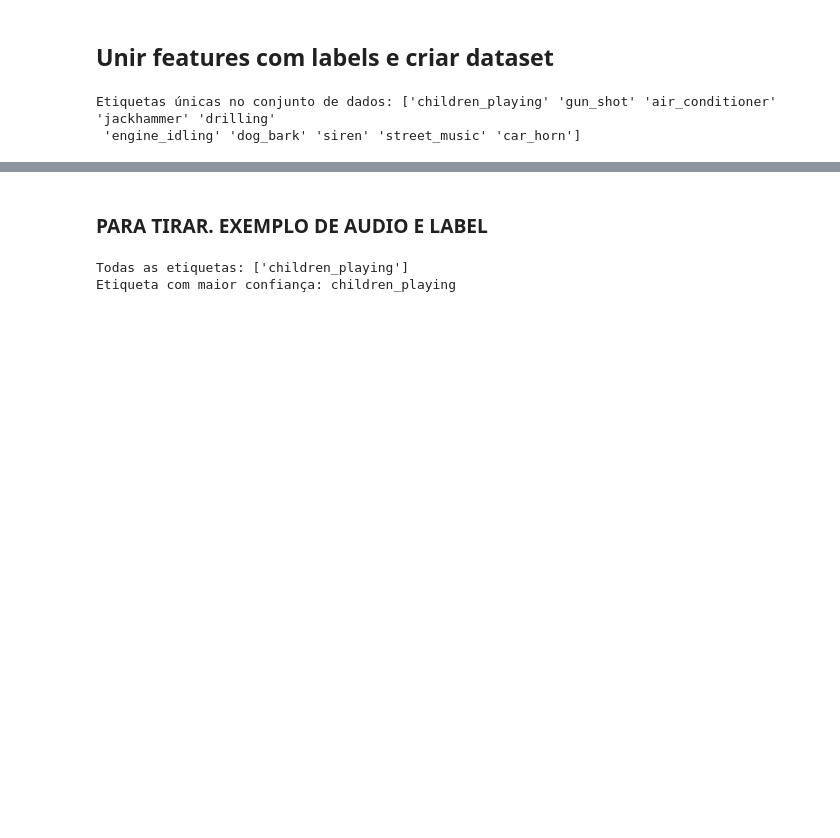
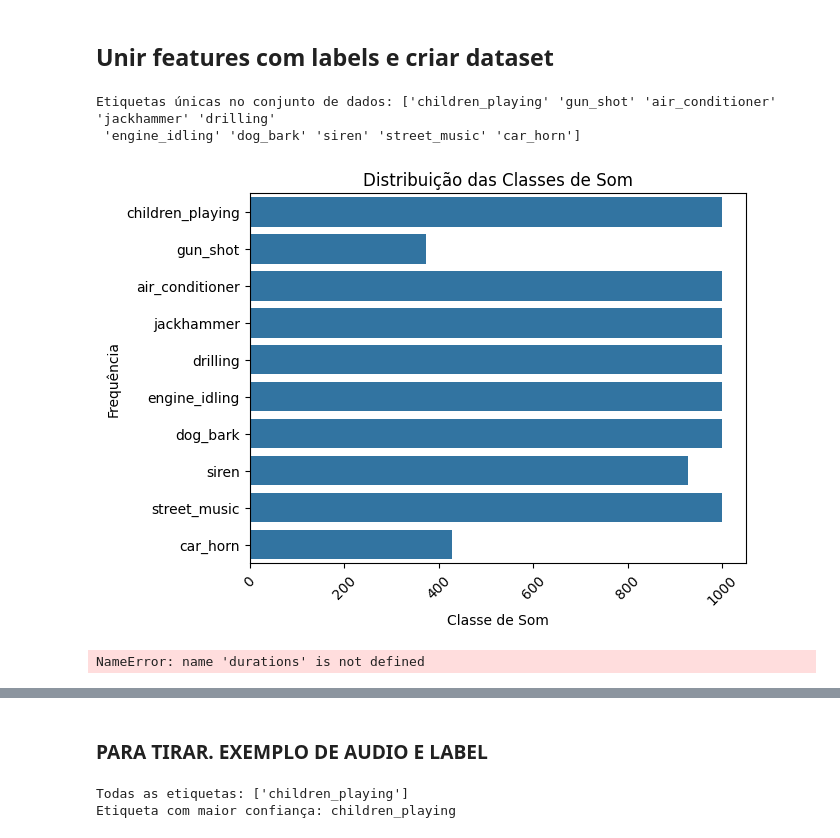
Before and after one commit to guilhermevaz8/deep-learning-classifiers-for-urban-sound-data, a Jupyter notebook: Modified_Project_Notebook.ipynb, the cells around one changed output, grey strips where cells are left out. Drawn from its saved outputs; the diff is of its cells as text; code cells hidden in the pictures; blank space fills up the shorter version.

```diff
--- a/Modified_Project_Notebook.ipynb
+++ b/Modified_Project_Notebook.ipynb
@@ -113,3 +112,23 @@ print("Etiquetas únicas no conjunto de dados:", unique_labels)
 # %% [output]
 Etiquetas únicas no conjunto de dados: ['children_playing' 'gun_shot' 'air_conditioner' 'jackhammer' 'drilling'
  'engine_idling' 'dog_bark' 'siren' 'street_music' 'car_horn']
+# %%
+# Supondo que 'labels' seja a sua lista ou array de rótulos das classes
+sns.countplot(labels)
+plt.title('Distribuição das Classes de Som')
+plt.xlabel('Classe de Som')
+plt.ylabel('Frequência')
+plt.xticks(rotation=45)
+plt.show()
+# %% [output]
+[figure, added]
+# %%
+# Supondo que 'durations' seja a sua lista de durações dos trechos de áudio
+
+plt.hist(durations, bins=30)
+plt.title('Distribuição da Duração dos Trechos de Áudio')
+plt.xlabel('Duração (s)')
+plt.ylabel('Frequência')
+plt.show()
+# %% [output]
+NameError: name 'durations' is not defined
```
Also changed, not shown: parts of 11 cells of this notebook.
